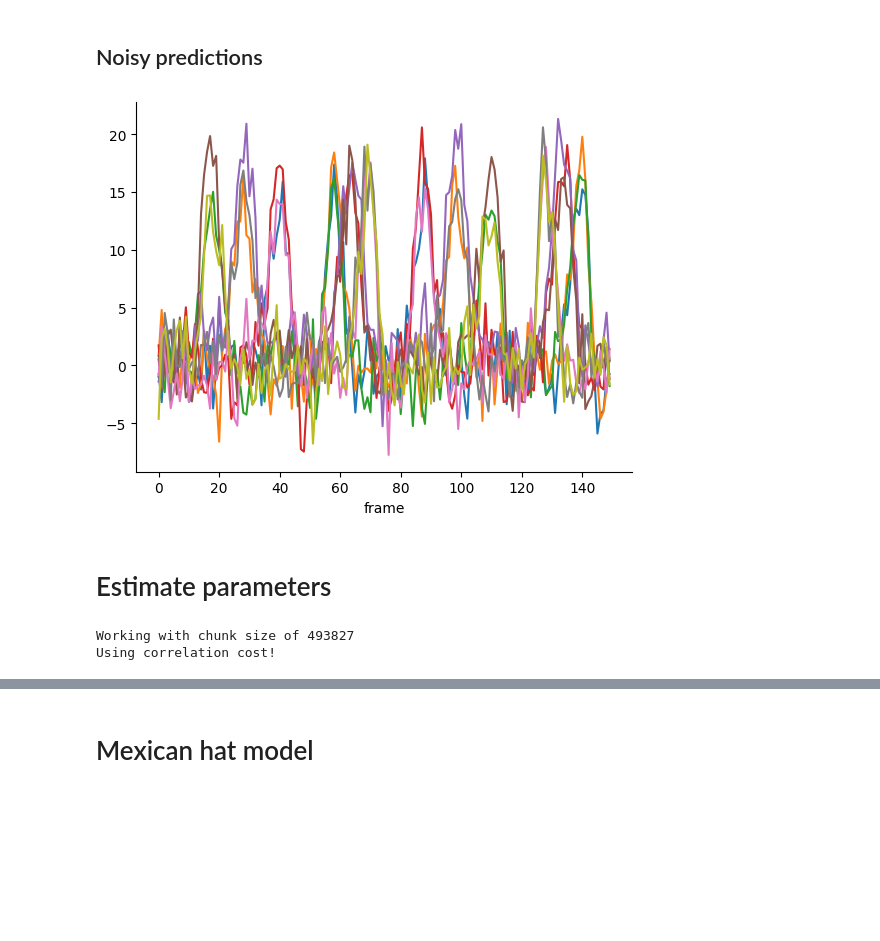
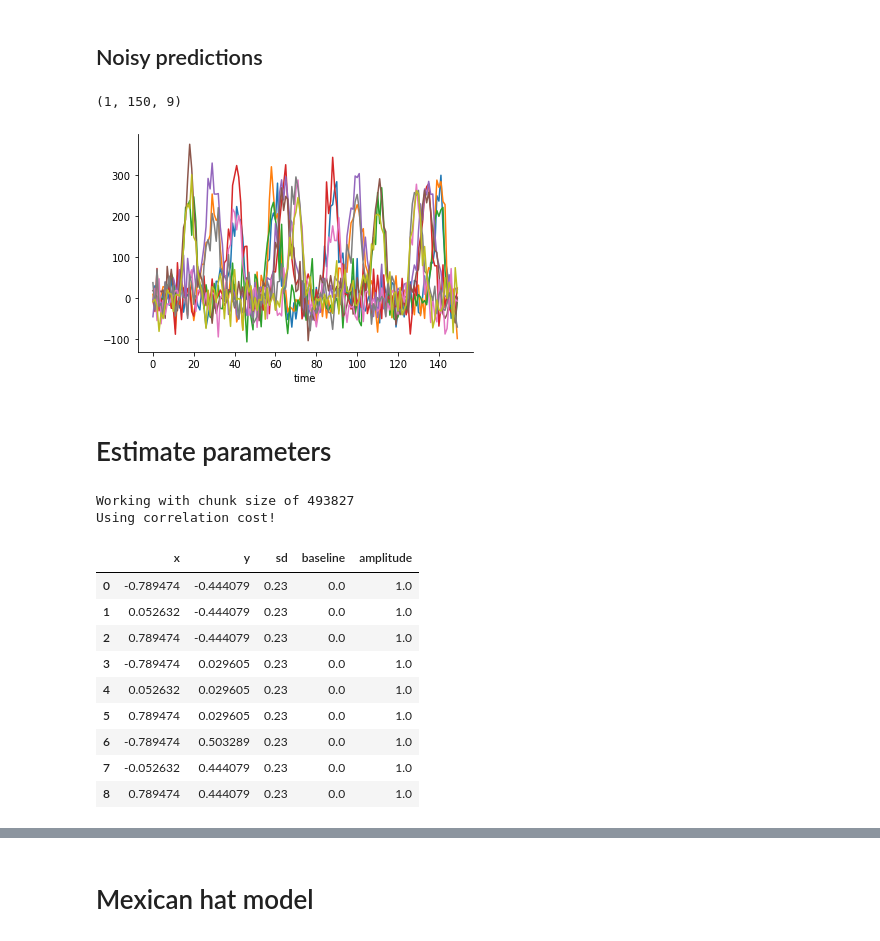
Before and after one commit to mdaghlian/braincoder_bprf, a Jupyter notebook: notebooks/Fit 2D Gaussian PRF.ipynb, the cells around one changed output, grey strips where cells are left out. Drawn from its saved outputs; the diff is of its cells as text; code cells hidden in the pictures; blank space fills up the shorter version.

```diff
--- a/notebooks/Fit 2D Gaussian PRF.ipynb
+++ b/notebooks/Fit 2D Gaussian PRF.ipynb
@@ -29,7 +20,7 @@ x, y = np.meshgrid(np.linspace(-.75, .75, 3), np.linspace(-aspect_ratio *.75, as
 parameters = pd.DataFrame({'x':x.ravel(),
                'y':y.ravel(),
                'sd':.2,
-               'amplitude':1,
+               'amplitude':0.001,
                'baseline':0.0}).astype(np.float32)
 
 y_grid, x_grid = np.meshgrid(np.linspace(-aspect_ratio, aspect_ratio, paradigm.shape[2]),
@@ -62,28 +54,38 @@ pred.plot(legend=False)
 # %% [markdown]
 ## Noisy predictions
 # %%
-data = model.simulate(noise=2)
+data = model.simulate(noise=35)
 data.plot(legend=False)
 sns.despine()
 # %% [output]
+(1, 150, 9)
-[figure, old version]
+[figure, new version]
 # %% [markdown]
 # Estimate parameters
 # %%
 from braincoder.optimize import ParameterFitter
 # %%
-model = GaussianPRF2DWithHRF(grid_coordinates,
-                      paradigm=paradigm,
-                     parameters=parameters,
-                      hrf_model=SPMHRFModel(tr=1.7))
 fitter = ParameterFitter(model, data, paradigm)
-grid_pars = fitter.fit_grid(x=np.linspace(-1, 1, 20),
-                            y=np.linspace(-aspect_ratio, aspect_ratio, 20),
-                            sd=np.linspace(0.01, 1., 10),
-                            baseline=[0.0],
-                            amplitude=[1.0],
-                            use_correlation_cost=True)
-ols_pars = fitter.refine_baseline_and_amplitude(grid_pars)
-# %% [output]
-Working with chunk size of 493827
-Using correlation cost!
+# %%
+grid_pars = fitter.fit_grid(x=np.linspace(-1, 1, 20),
+                            y=np.linspace(-aspect_ratio, aspect_ratio, 20),
+                            sd=np.linspace(0.01, 1., 10),
+                            baseline=[0.0],
+                            amplitude=[1.0],
+                            use_correlation_cost=True)
+# %% [output]
+Working with chunk size of 493827
+Using correlation cost!
+# %%
+grid_pars
+# %% [output]
+|  | x | y | sd | baseline | amplitude |
+| 0 | -0.789474 | -0.444079 | 0.23 | 0.0 | 1.0 |
+| 1 | 0.052632 | -0.444079 | 0.23 | 0.0 | 1.0 |
+| 2 | 0.789474 | -0.444079 | 0.23 | 0.0 | 1.0 |
+| 3 | -0.789474 | 0.029605 | 0.23 | 0.0 | 1.0 |
+| 4 | 0.052632 | 0.029605 | 0.23 | 0.0 | 1.0 |
+| 5 | 0.789474 | 0.029605 | 0.23 | 0.0 | 1.0 |
+| 6 | -0.789474 | 0.503289 | 0.23 | 0.0 | 1.0 |
+| 7 | -0.052632 | 0.444079 | 0.23 | 0.0 | 1.0 |
+| 8 | 0.789474 | 0.444079 | 0.23 | 0.0 | 1.0 |
```
Also changed, not shown: parts of 13 cells of this notebook, 9 other files.
